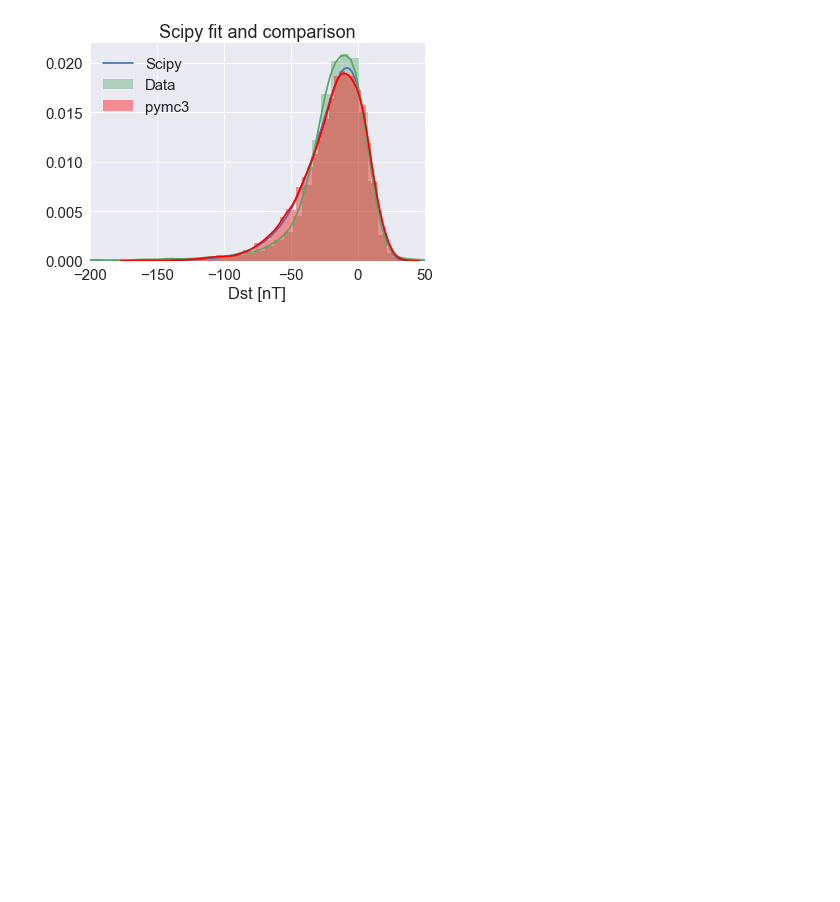
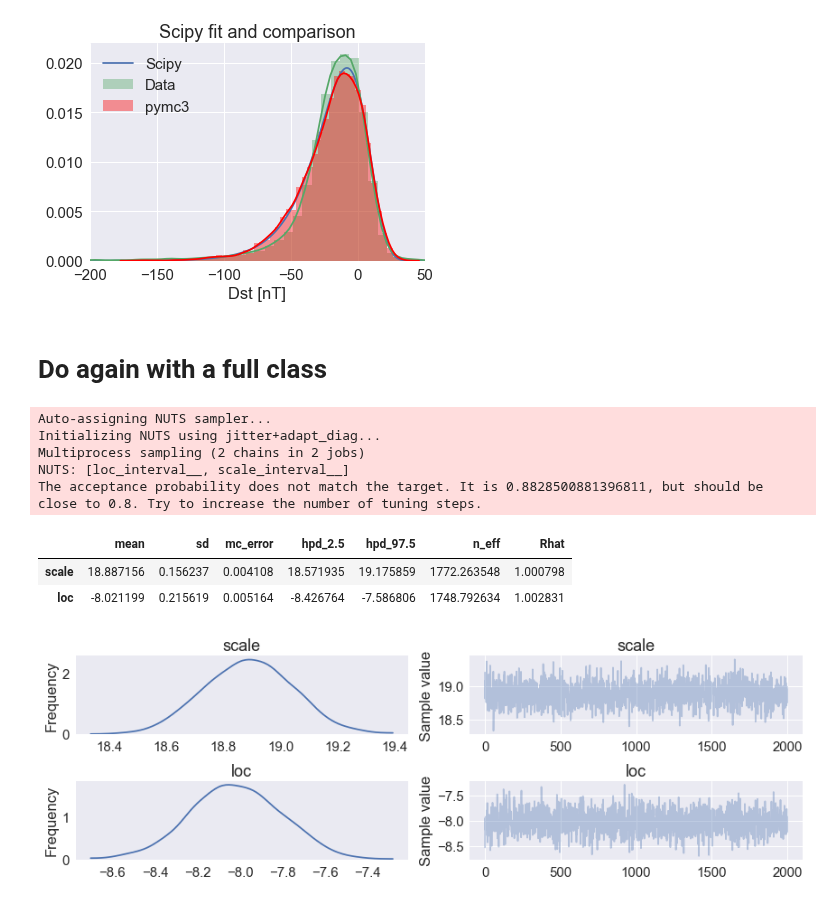
Before and after one commit to balarsen/pymc_learning, a Jupyter notebook: Distributions/Custom Gumbel_l.ipynb, the cells around one changed output. Drawn from its saved outputs; the diff is of its cells as text; code cells hidden in the pictures; blank space fills up the shorter version.

Commit message:
Custom Gumbel_l.ipynb: working both easy and will a more full class

```diff
--- a/Distributions/Custom Gumbel_l.ipynb
+++ b/Distributions/Custom Gumbel_l.ipynb
@@ -127,3 +127,5 @@ plt.xlim((-200, 50))
 # %% [output]
 (-200, 50)
 [figure]
+# %% [markdown]
+# Do again with a full class
@@ -129,0 +134,55 @@ plt.xlim((-200, 50))
+# %%
+from scipy import stats
+
+
+class Gumbel_l(pm.Continuous):
+    def __init__(self, loc, scale, *args, **kwargs):
+        super(Gumbel_l, self).__init__(*args, **kwargs)
+        self.loc = loc
+        self.scale = scale
+
+    def logp(self, value):
+        value_ = (value - self.loc)/self.scale
+        logp = value_ - pm.math.exp(value_)
+        return logp - pm.math.log(self.scale)
+
+#     def random(self, point=None, size=None, repeat=None):
+#         return scipy.stats.gumbel_l(loc=self.loc, scale=self.scale).rvs(size=size)
+
+
+    def random(self, point=None, size=None):
+        loc, scale = pm.distributions.draw_values([self.loc, self.scale],
+                                 point=point)
+        return  pm.distributions.generate_samples(stats.gumbel_l.rvs, loc=loc, scale=scale,
+                                size=size)
+
+
+# def logp(value, loc, scale):
+#     value_ = (value - loc)/scale
+#     logp = value_ - pm.math.exp(value_)
+#     return logp - pm.math.log(scale)
+
+with pm.Model() as model:
+    scale = pm.Uniform('scale', 0, 100, testval=10)
+    loc = pm.Uniform('loc', -100, 100, testval=0)
+#     gumbel_l = pm.DensityDist('gumbel_l',
+#                               logp,
+#                               observed=dict(value=dst.loc['2000'].values,
+#                                             loc=loc, scale=scale))
+    gumbel_l = Gumbel_l('gumbel_l', loc=loc, scale=scale, testval=0,
+                       observed=dst.loc['2000'].values)
+    trace = pm.sample(1000, n_init=1000)
+# %% [output]
+Auto-assigning NUTS sampler...
+Initializing NUTS using jitter+adapt_diag...
+Multiprocess sampling (2 chains in 2 jobs)
+NUTS: [loc_interval__, scale_interval__]
+The acceptance probability does not match the target. It is 0.8828500881396811, but should be close to 0.8. Try to increase the number of tuning steps.
+# %%
+pm.traceplot(trace, combined=True)
+pm.summary(trace)
+# %% [output]
+|  | mean | sd | mc_error | hpd_2.5 | hpd_97.5 | n_eff | Rhat |
+| scale | 18.887156 | 0.156237 | 0.004108 | 18.571935 | 19.175859 | 1772.263548 | 1.000798 |
+| loc | -8.021199 | 0.215619 | 0.005164 | -8.426764 | -7.586806 | 1748.792634 | 1.002831 |
+[figure, added]
```
Also changed, not shown: parts of 6 cells of this notebook.
